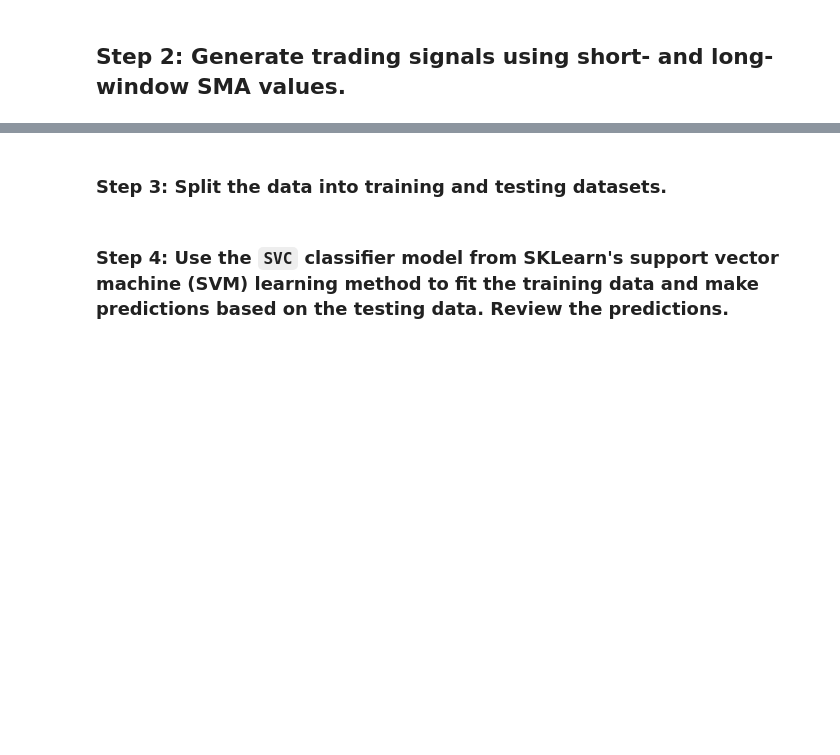
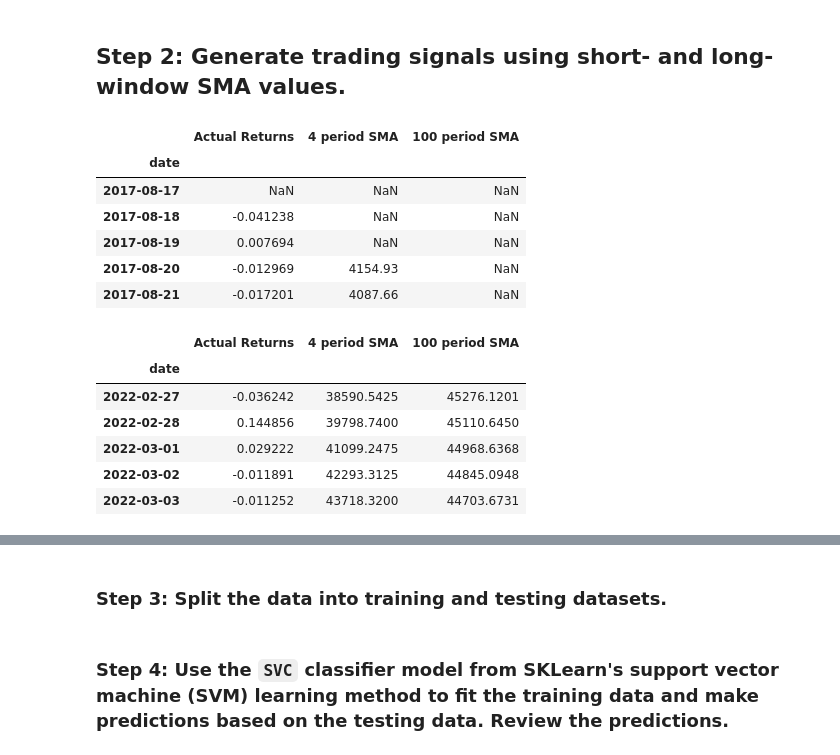
Before and after one commit to Arkiea/Project-2, a Jupyter notebook: src/machine_learning_trading_bot.ipynb, the cells around one changed output, grey strips where cells are left out. Saved outputs shown, nothing was run; the diff lists cells and outputs as text; code cells hidden in the pictures; blank space fills up the shorter version.

```diff
--- a/src/machine_learning_trading_bot.ipynb
+++ b/src/machine_learning_trading_bot.ipynb
@@ -130,14 +155,35 @@ display(signals_df.tail())
 # %%
 # Set the short window and long window
 short_window = 4
 long_window = 100
 
 # Generate the fast and slow simple moving averages (4 and 100 days, respectively)
-signals_df['SMA_Fast'] = signals_df['close'].rolling(window=short_window).mean()
-signals_df['SMA_Slow'] = signals_df['close'].rolling(window=long_window).mean()
+sma_df = pd.DataFrame(
+    [
+        ohlcv_df['close'].pct_change(),
+        TA.SMA(ohlcv_df, short_window),
+        TA.SMA(ohlcv_df, long_window),
+    ]
+).T
 
-signals_df = signals_df.dropna()
+sma_df.columns = ['Actual Returns'] + list(sma_df.columns[1:])
+# signals_df = signals_df.dropna()
 
 # Review the DataFrame
-display(signals_df.head())
-display(signals_df.tail())
+display(sma_df.head())
+display(sma_df.tail())
+# %% [output]
+|  | Actual Returns | 4 period SMA | 100 period SMA |
+| date |  |  |  |
+| 2017-08-17 | NaN | NaN | NaN |
+| 2017-08-18 | -0.041238 | NaN | NaN |
+| 2017-08-19 | 0.007694 | NaN | NaN |
+| 2017-08-20 | -0.012969 | 4154.93 | NaN |
+| 2017-08-21 | -0.017201 | 4087.66 | NaN |
+|  | Actual Returns | 4 period SMA | 100 period SMA |
+| date |  |  |  |
+| 2022-02-27 | -0.036242 | 38590.5425 | 45276.1201 |
+| 2022-02-28 | 0.144856 | 39798.7400 | 45110.6450 |
+| 2022-03-01 | 0.029222 | 41099.2475 | 44968.6368 |
+| 2022-03-02 | -0.011891 | 42293.3125 | 44845.0948 |
+| 2022-03-03 | -0.011252 | 43718.3200 | 44703.6731 |
```
Also changed, not shown: parts of 4 cells of this notebook.
